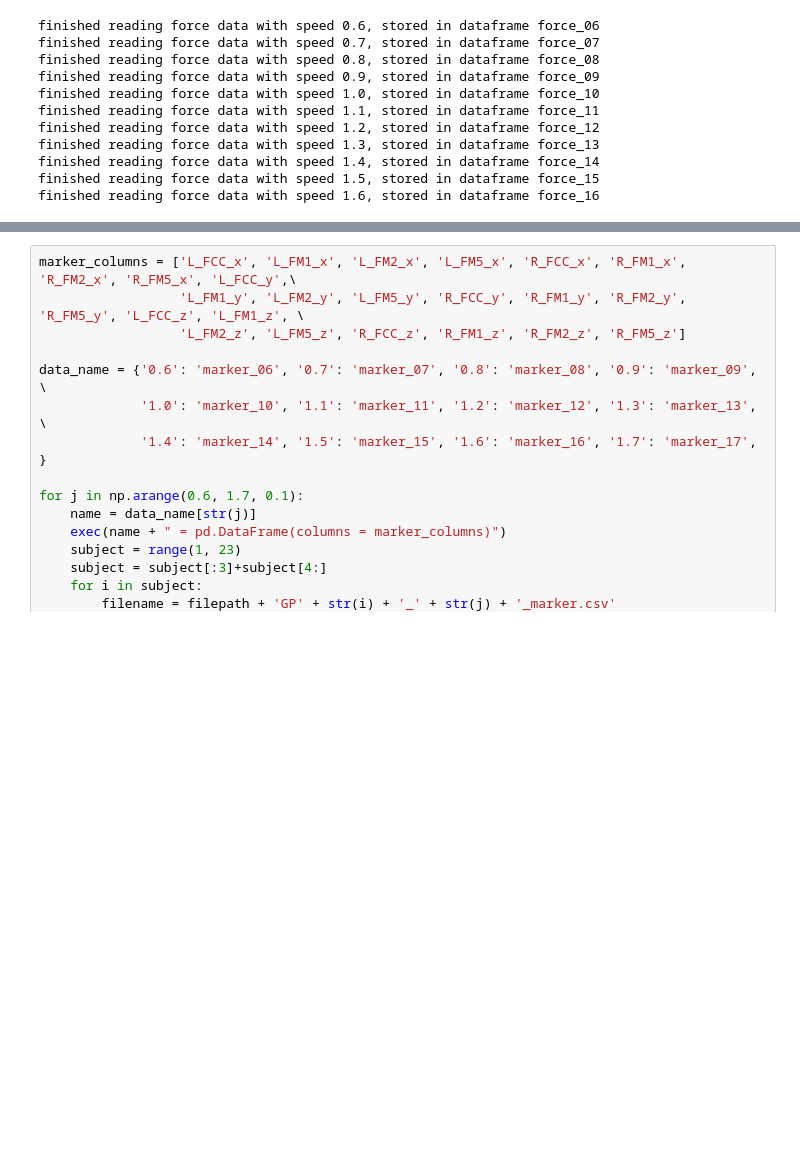
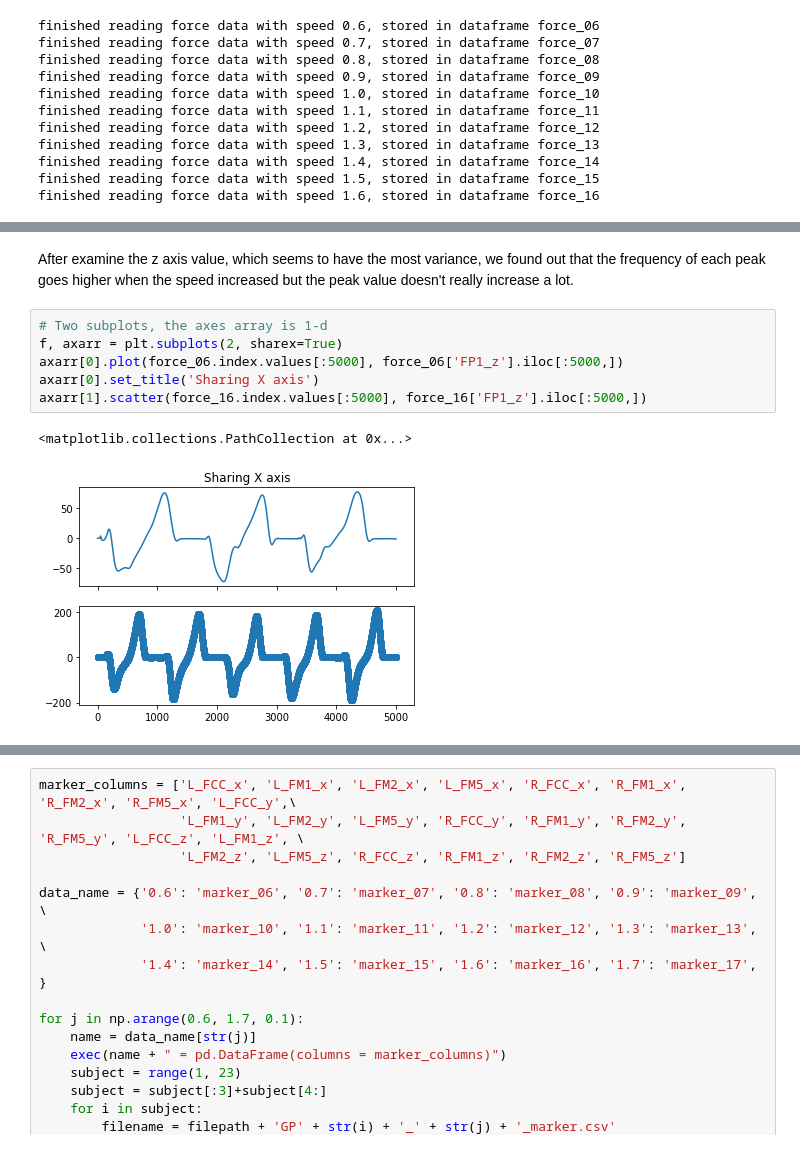
Before and after one commit to tinahbu/Gait-Cycle-Segmentation, a Jupyter notebook: GaitCyclePred.ipynb, the cells around one changed output, grey strips where cells are left out. Drawn from its saved outputs; the diff is of its cells as text; blank space fills up the shorter version.

```diff
--- a/GaitCyclePred.ipynb
+++ b/GaitCyclePred.ipynb
@@ -425,0 +433,11 @@ finished reading force data with speed 1.6, stored in dataframe force_16
+# %% [markdown]
+After examine the z axis value, which seems to have the most variance, we found out that the frequency of each peak goes higher when the speed increased but the peak value doesn't really increase a lot.
+# %%
+# Two subplots, the axes array is 1-d
+f, axarr = plt.subplots(2, sharex=True)
+axarr[0].plot(force_06.index.values[:5000], force_06['FP1_z'].iloc[:5000,])
+axarr[0].set_title('Sharing X axis')
+axarr[1].scatter(force_16.index.values[:5000], force_16['FP1_z'].iloc[:5000,])
+# %% [output]
+<matplotlib.collections.PathCollection at 0x...>
+[figure, added]
```
Also changed, not shown: parts of 31 cells of this notebook.
